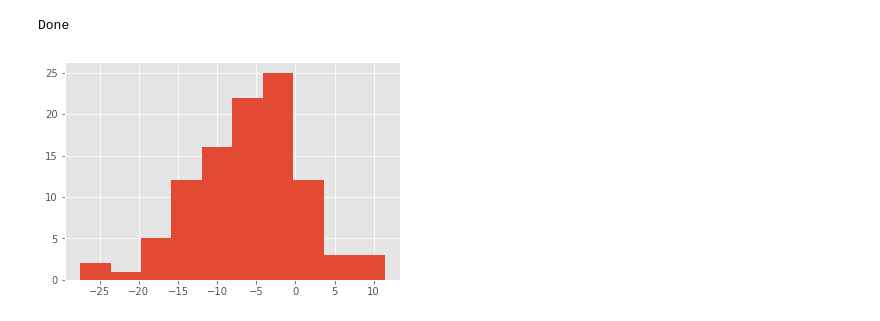
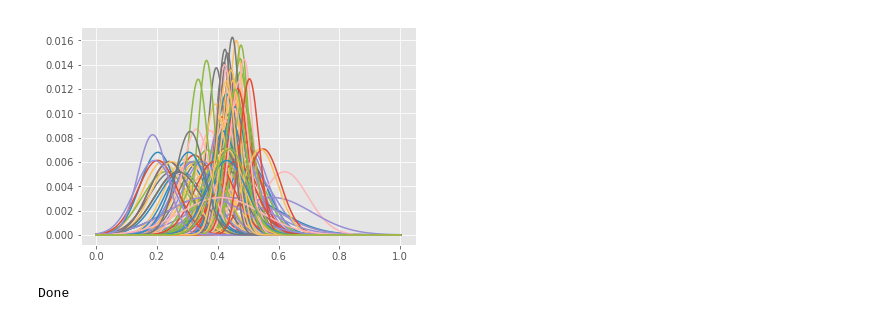
Before and after one commit to rytse/blairvoyance, a Jupyter notebook: pollprocessor.ipynb, the cells around one changed output. Cells and saved outputs as stored; diff of their text form; code cells hidden in the pictures.

Commit message:
Bayesianly update belief of weighted poll

```diff
--- a/pollprocessor.ipynb
+++ b/pollprocessor.ipynb
@@ -15,42 +63,39 @@ DAYDIV = 167
 districts = list(pd.read_csv('districts.csv', header=None).iloc[:,0])
 df = pd.read_excel('PoliStat polls (Responses).xlsx', sheet='Form Responses 1')
 # %%
-polls = {district: [] for district in districts}
+polls = {district: PollAggregator() for district in districts}
 
 for index, row in df.iterrows():
-    dm = row['Democratic percent (Not margin, not 2-party)']
-    w = WEIGHTS[row['Pollster Grade https://projects.fivethirtyeight.com/pollster-ratings/ (Put D if N/A)']]
+    val = row['Democratic percent (Not margin, not 2-party)']
+    grade = row['Pollster Grade https://projects.fivethirtyeight.com/pollster-ratings/ (Put D if N/A)']
+
     year = int(str(row['Final date taken']).split(' ')[0].split('-')[0])
     month = int(str(row['Final date taken']).split(' ')[0].split('-')[1])
     day = int(str(row['Final date taken']).split(' ')[0].split('-')[2])
-
     d0 = date(year, month, day)
     d1 = date(2018, 11, 6)
     days = d1 - d0
     days = days.days
 
     nw = np.exp(days / 30)
-    polls[row['District Name (e.g. AZ-03, WA-11)']].append([dm, nw])
+    nsamp = row['Sample Size']
+
+    polls[row['District Name (e.g. AZ-03, WA-11)']].update(val, grade, nsamp, days)
-# %%
-# Prior to Python 3.6, dicts do not preserve order and this output will not preserve district order
-# Run this thing in 3.6+ (the way this notebook is currently configured to run) or suffer.
-for poll in polls:
-    if len(polls[poll]) > 0:
-        rep = np.array(polls[poll])
-        polls[poll] = np.average(rep[:,0], weights=rep[:,1])
-    else:
-        polls[poll] = 999
-with open('ppoll.csv', 'w') as f:
-    [f.write('{0},{1}\n'.format(key, value)) for key, value in polls.items()]
-# %%
-print('Done')
-# %% [output]
-Done
-# %%
-import matplotlib.pyplot as plt
-z = ['-7.4', '5.1', '-0.308436908', '1.7', '2.7', '-13.9', '1.314648352', '-8.9', '3.858889869', '-2.548351406', '-7.7', '-2.2', '-8.1', '-1.1', '-16.58648245', '-11.99357074', '-0.979991932', '-5.5', '-2.393510199', '-5.743879167', '-10', '-4.255753574', '-9.143065338', '-1.802229933', '-1', '-6', '-14', '10', '-9.306812838', '-10.14802189', '-4.4', '-4.3', '-2.6', '-19.33192372', '-12.5', '11.39179314', '-10.13330644', '-9.710104255', '-11.22900123', '-4.596605665', '2.384870343', '-1.428040152', '-5.6', '-4.644831589', '-7.4', '-4.786857725', '-15.18991563', '-6.868187772', '2.8', '-27.5', '2.1', '-25.4', '-15.16254264', '-11.79985211', '-13.09007101', '-5.797273862', '-15.2', '-2.243315816', '-10.51104932', '-10.60209063', '-11.40211149', '-23.4', '-0.9', '-6.457718146', '-5.42073582', '9.287596021', '-19.6', '-6.909346717', '-6.6', '-16.1', '-11.79601296', '-7.671148855', '-3.992969417', '-1', '-4.27010199', '-2.925702461', '-15.65796686', '-4.345052532', '2.069739777', '-9.5', '0.7', '-0.7', '-0.8', '-1.651363386', '-18', '0.8', '-1.800575145', '-1.578083142', '2.60029577', '-14.23574983', '-0.066715962', '-3.192472596', '-11.67119073', '-0.666724335', '0.9', '-13.48208627', '-3.859392066', '4.294698378', '-2.907422271', '-3.577762926', '-12.1']
-z = [float(rep) for rep in z]
-plt.hist(z)
-plt.show()
-# %% [output]
-[figure, removed]
+# %%
+for poll in polls:
+    if len(polls[poll].poll_vals) > 0:
+        polls[poll].display()
+#         plt.show()
+# %% [output]
+[figure, added]
+# %%
+with open('ppoll_n.csv', 'w') as f:
+    for poll in polls:
+        if len(polls[poll].poll_vals) > 0:
+            f.write(poll + ',' + str((polls[poll].e_val() - 0.5) * 100) + '\n')
+        else:
+            f.write(poll + ',' + '0\n')
+
+print('Done')
+# %% [output]
+Done
```
Also changed, not shown: parts of 2 cells of this notebook, 9 other files.
